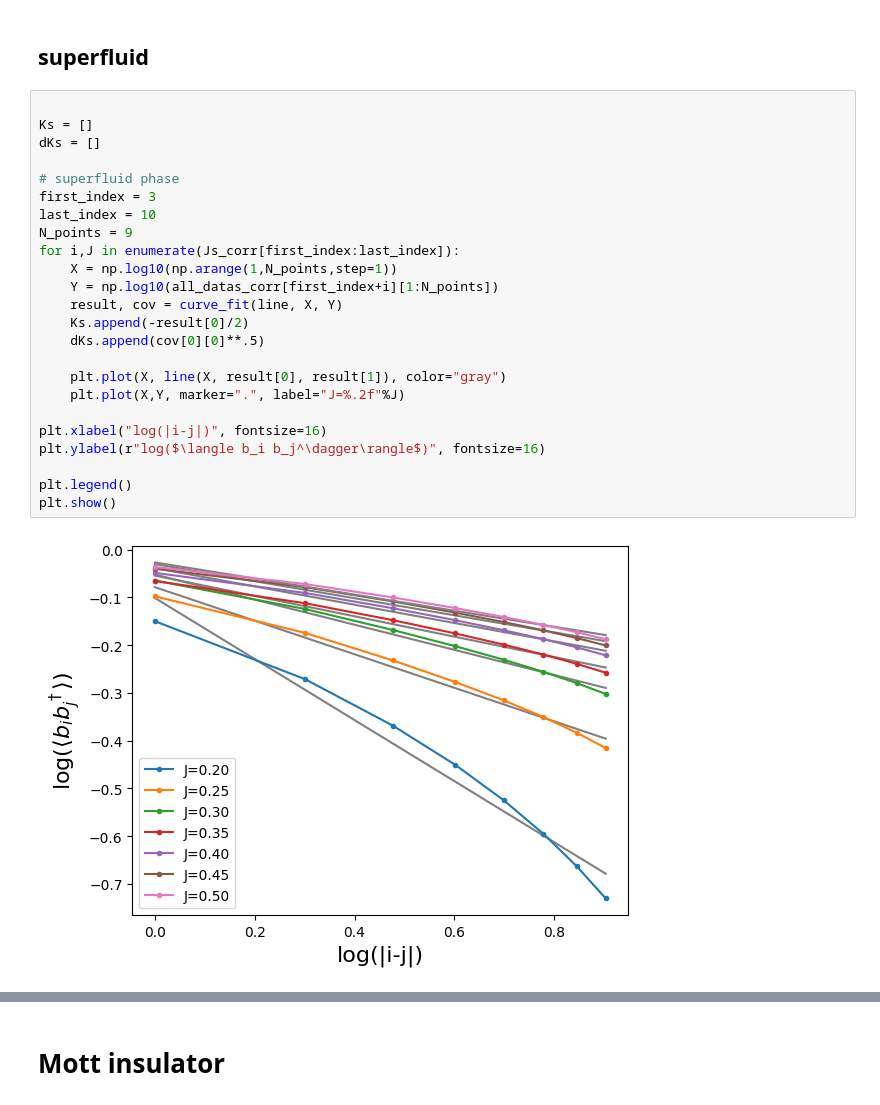
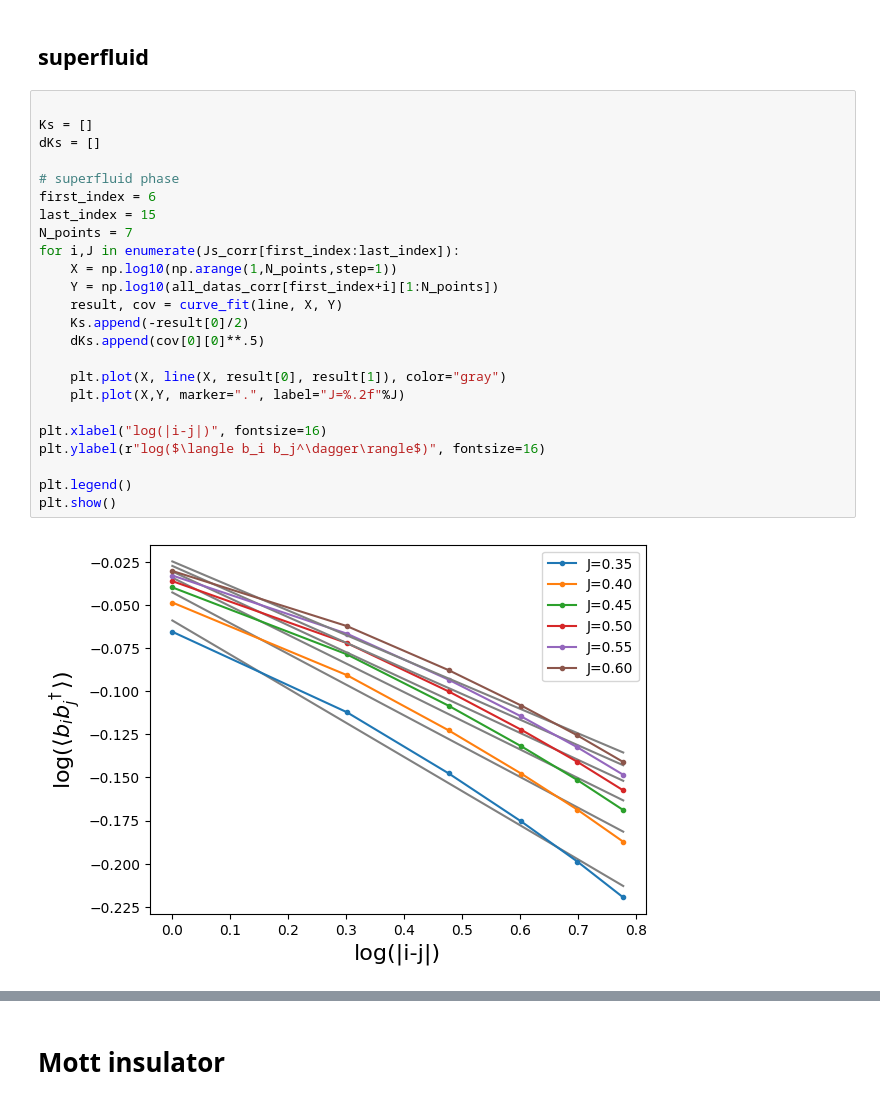
Before and after one commit to ScoomenstheMumens/Numerical-Methods-for-Physics, a Jupyter notebook: DMRG/plot_results.ipynb, the cells around one changed output, grey strips where cells are left out. Saved outputs shown, nothing was run; the diff lists cells and outputs as text.

```diff
--- a/DMRG/plot_results.ipynb
+++ b/DMRG/plot_results.ipynb
@@ -231,29 +333,29 @@ def line(x, m, q):
 # %%
 
 Ks = []
 dKs = []
 
 # superfluid phase
-first_index = 3
-last_index = 10
-N_points = 9
+first_index = 6
+last_index = 15
+N_points = 7
 for i,J in enumerate(Js_corr[first_index:last_index]):
     X = np.log10(np.arange(1,N_points,step=1))
     Y = np.log10(all_datas_corr[first_index+i][1:N_points])
     result, cov = curve_fit(line, X, Y)
     Ks.append(-result[0]/2)
     dKs.append(cov[0][0]**.5)
 
     plt.plot(X, line(X, result[0], result[1]), color="gray")
     plt.plot(X,Y, marker=".", label="J=%.2f"%J)
 
 plt.xlabel("log(|i-j|)", fontsize=16)
 plt.ylabel(r"log($\langle b_i b_j^\dagger\rangle$)", fontsize=16)
 
 plt.legend()
 plt.show()
 # %% [output]
-[figure, old version]
+[figure, new version]
 # %%
 def expo(x, a, b, c):
     return a*x**b + c
```
Also changed, not shown: parts of 5 cells of this notebook, 5 other files.
